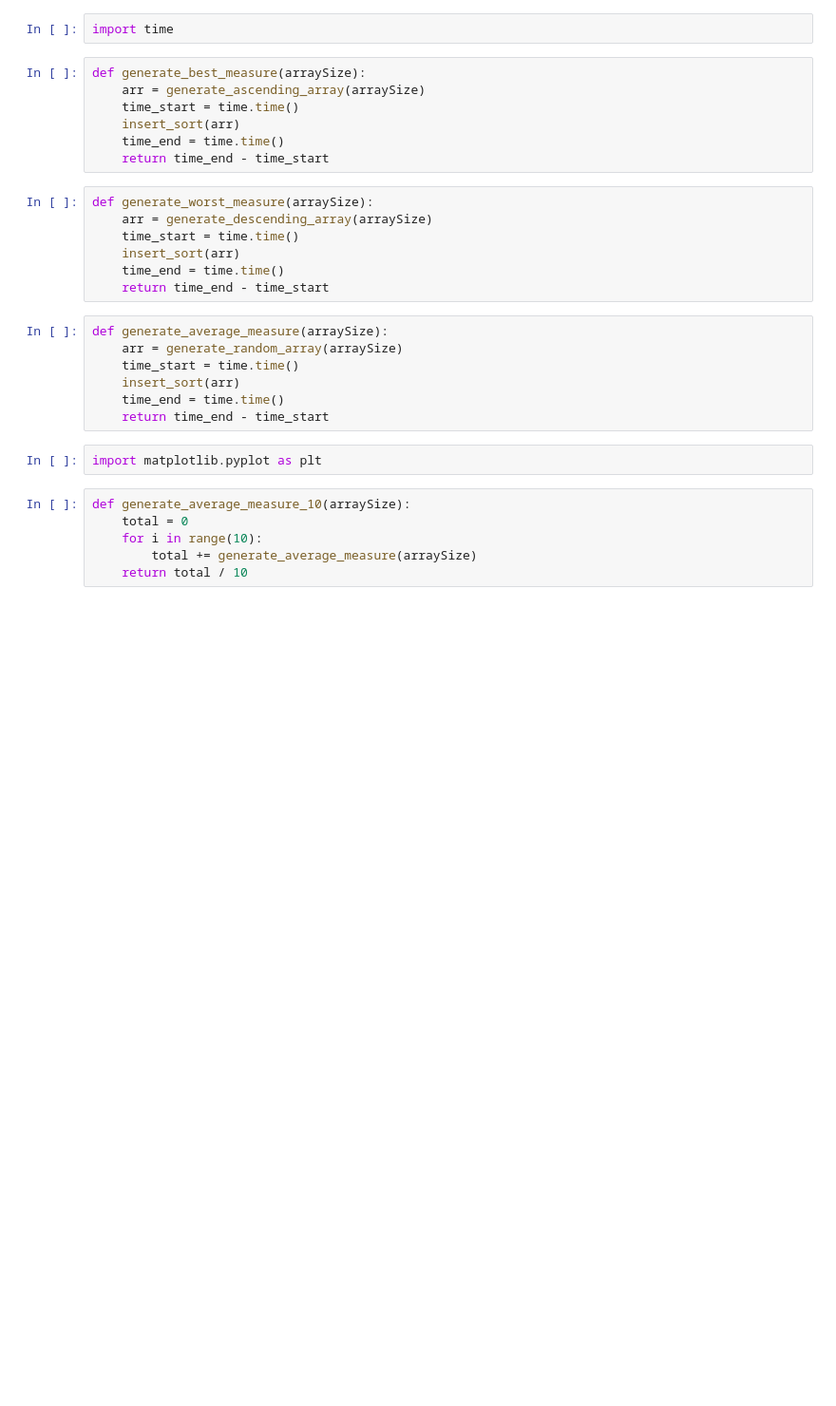
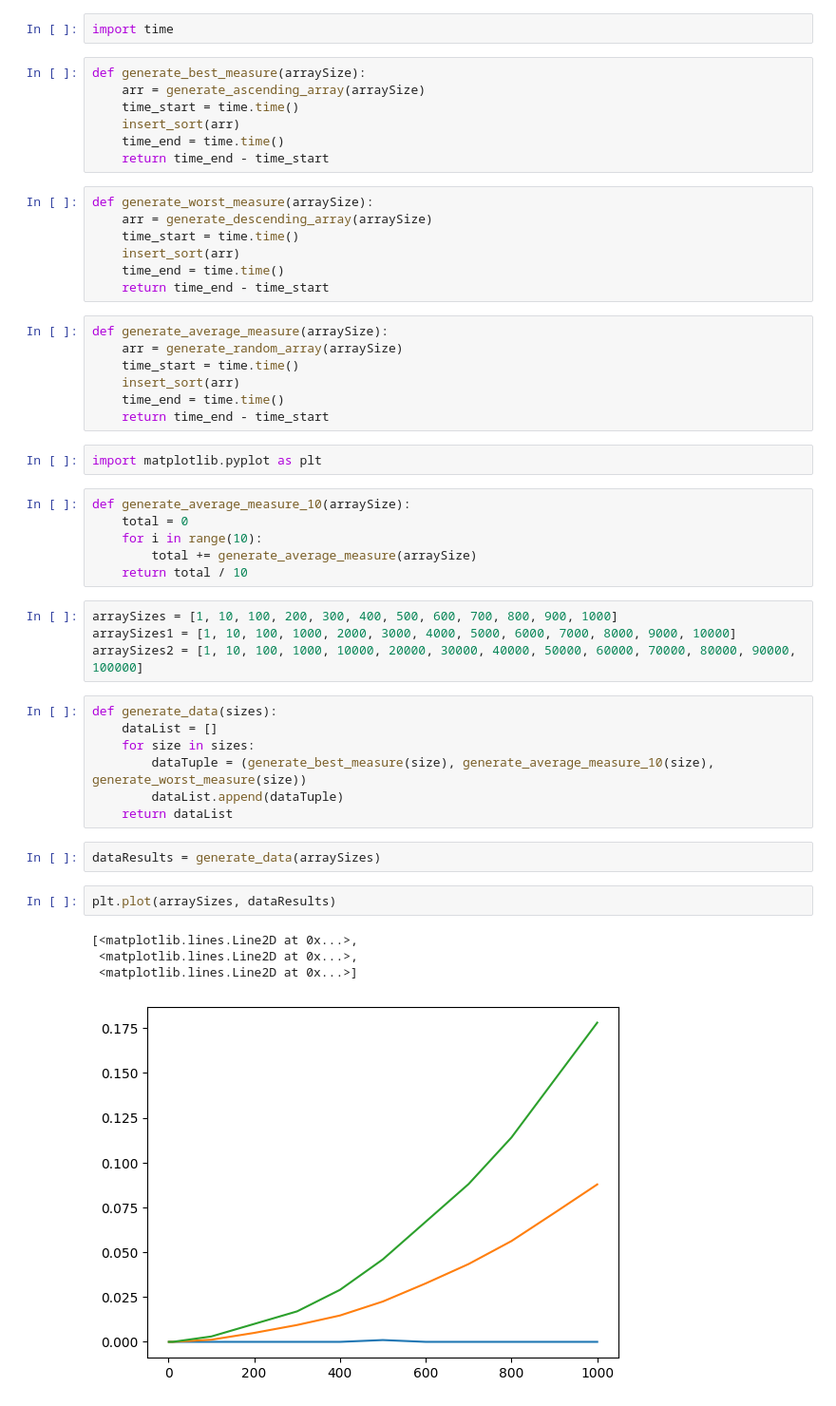
Before and after one commit to GabrielIslas/Fourth-Quarter, a Jupyter notebook: Algorithm_Analysis/insertionanalyze.ipynb, the cells around one changed output. Shown at 95% size. Saved outputs shown, nothing was run; the diff lists cells and outputs as text; blank space fills up the shorter version.

```diff
--- a/Algorithm_Analysis/insertionanalyze.ipynb
+++ b/Algorithm_Analysis/insertionanalyze.ipynb
@@ -49,3 +49,23 @@ def generate_average_measure_10(arraySize):
     for i in range(10):
         total += generate_average_measure(arraySize)
     return total / 10
+# %%
+arraySizes = [1, 10, 100, 200, 300, 400, 500, 600, 700, 800, 900, 1000]
+arraySizes1 = [1, 10, 100, 1000, 2000, 3000, 4000, 5000, 6000, 7000, 8000, 9000, 10000]
+arraySizes2 = [1, 10, 100, 1000, 10000, 20000, 30000, 40000, 50000, 60000, 70000, 80000, 90000, 100000]
+# %%
+def generate_data(sizes):
+    dataList = []
+    for size in sizes:
+        dataTuple = (generate_best_measure(size), generate_average_measure_10(size), generate_worst_measure(size))
+        dataList.append(dataTuple)
+    return dataList
+# %%
+dataResults = generate_data(arraySizes)
+# %%
+plt.plot(arraySizes, dataResults)
+# %% [output]
+[<matplotlib.lines.Line2D at 0x...>,
+ <matplotlib.lines.Line2D at 0x...>,
+ <matplotlib.lines.Line2D at 0x...>]
+[figure, added]
```
Also changed, not shown: parts of 3 cells of this notebook.
